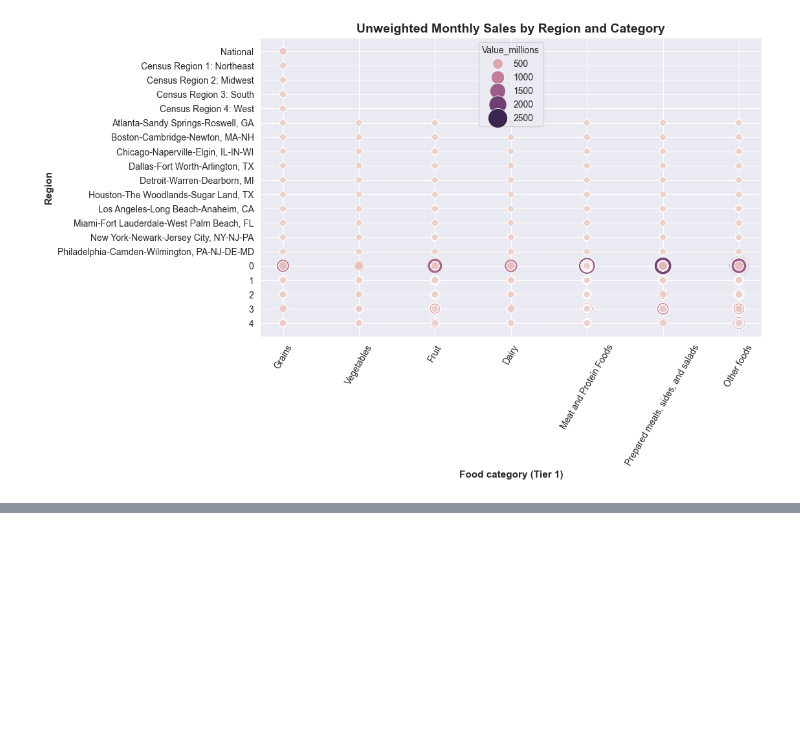
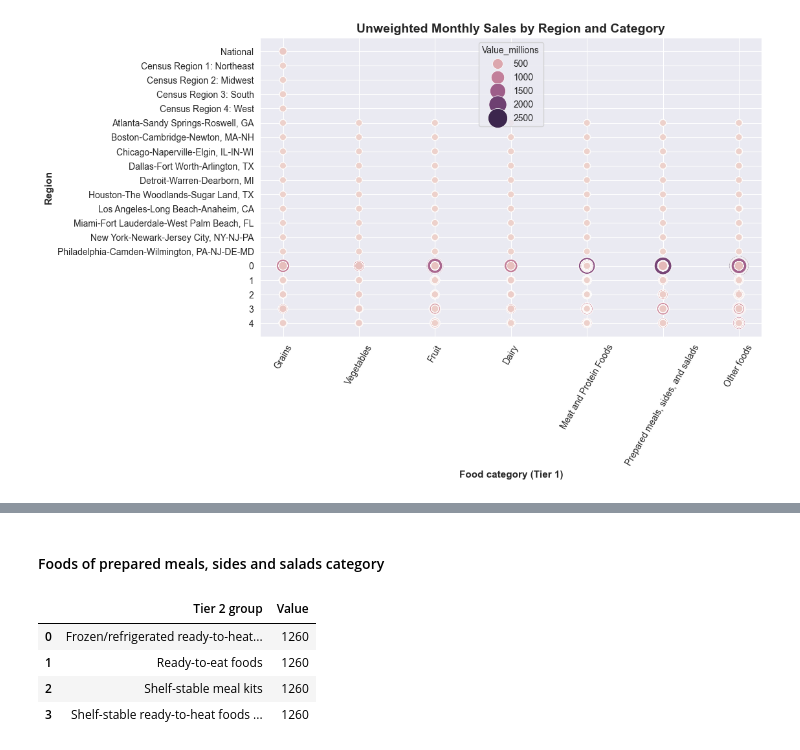
Before and after one commit to StephanieApaza/Income_influence_food_choices, a Jupyter notebook: income_food_choices.ipynb, the cells around one changed output, grey strips where cells are left out. Drawn from its saved outputs; the diff is of its cells as text; code cells hidden in the pictures; blank space fills up the shorter version.

```diff
--- a/income_food_choices.ipynb
+++ b/income_food_choices.ipynb
@@ -735,0 +823,13 @@ plt.show()
+# %% [markdown]
+#### Foods of prepared meals, sides and salads category
+# %%
+food_prices_quantities_grams = food_prices_merged[food_prices_merged['Attribute'] == 'Total weighted monthly quantities in grams']
+food_prices_quantities_meals = food_prices_quantities_grams[food_prices_quantities_grams['Tier 1 group']=='Prepared meals, sides, and salads']
+list_prepared_meals = food_prices_quantities_meals.groupby('Tier 2 group')['Value'].count().reset_index()
+list_prepared_meals
+# %% [output]
+|  | Tier 2 group | Value |
+| 0 | Frozen/refrigerated ready-to-heat... | 1260 |
+| 1 | Ready-to-eat foods | 1260 |
+| 2 | Shelf-stable meal kits | 1260 |
+| 3 | Shelf-stable ready-to-heat foods ... | 1260 |
```
Also changed, not shown: parts of 9 cells of this notebook.
